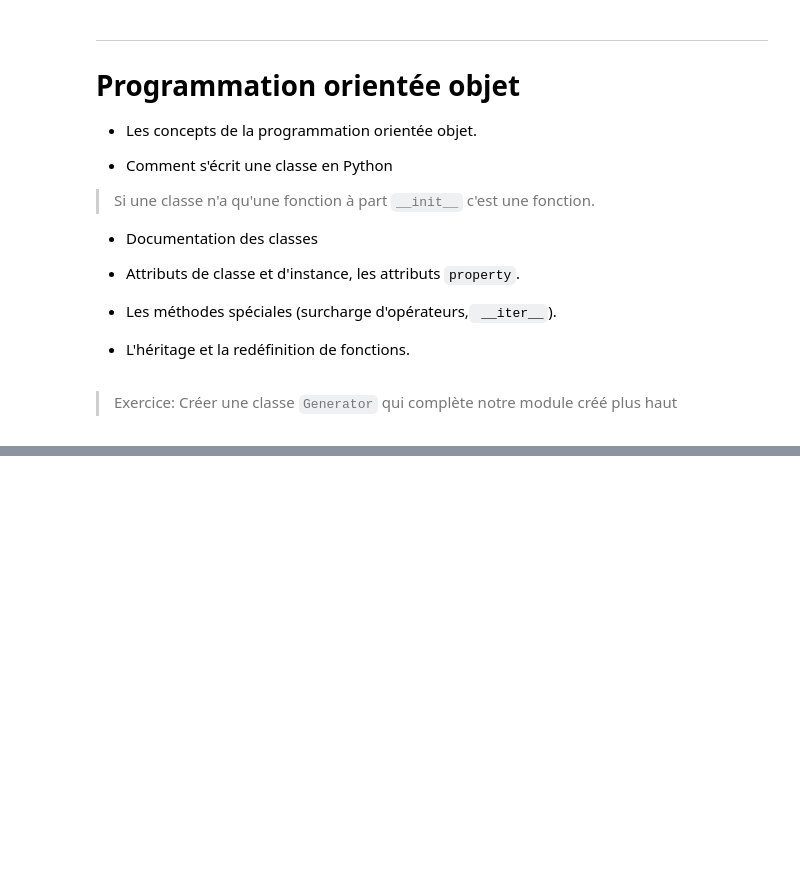
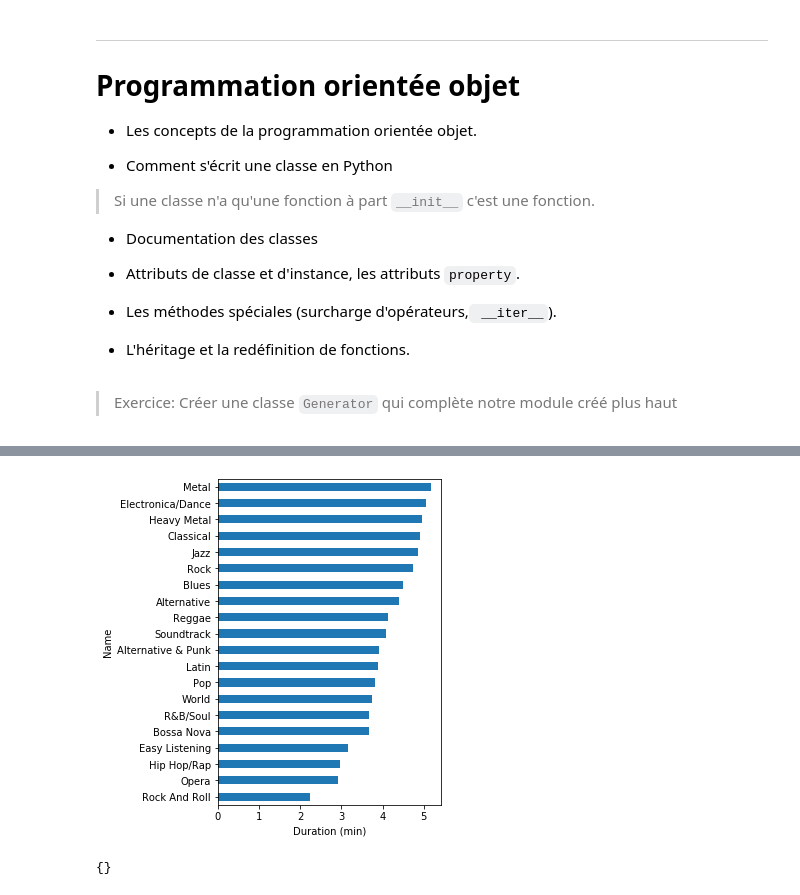
Before and after one commit to glyg/learn_python, a Jupyter notebook: Notes.ipynb, the cells around one changed output, grey strips where cells are left out. Cells and saved outputs as stored; diff of their text form; code cells hidden in the pictures; blank space fills up the shorter version.

```diff
--- a/Notes.ipynb
+++ b/Notes.ipynb
@@ -421,0 +1891,6 @@ pd.read_excel("../reporter/data/series-1800-2015_simplified.xlsx").set_index("an
+# %%
+import sqlite3
+
+with sqlite3.connect('../chinook.db') as conn:
+    tracks = pd.read_sql("SELECT * FROM Tracks", conn)
+    genres = pd.read_sql("SELECT * FROM Genres", conn)
@@ -421,0 +1930,12 @@ pd.read_excel("../reporter/data/series-1800-2015_simplified.xlsx").set_index("an
+# %%
+mean_duration = tracks.groupby("GenreId")['Milliseconds'].mean()/60000
+mean_duration.index = genres["Name"]
+
+
+mean_duration = mean_duration[mean_duration < 10]
+ax = mean_duration.sort_values().plot.barh()
+ax.set_xlabel("Duration (min)")
+fig = ax.get_figure()
+fig.set_size_inches(4, 6)
+# %% [output]
+[figure, added]
@@ -421,0 +1978,6 @@ pd.read_excel("../reporter/data/series-1800-2015_simplified.xlsx").set_index("an
+# %%
+generator = Generator(
+    "../reporter/data/authors.json",
+    "../chinook.db", "graph.svg")
+# %% [output]
+{}
```
Also changed, not shown: parts of 243 cells of this notebook, 9 other files.
